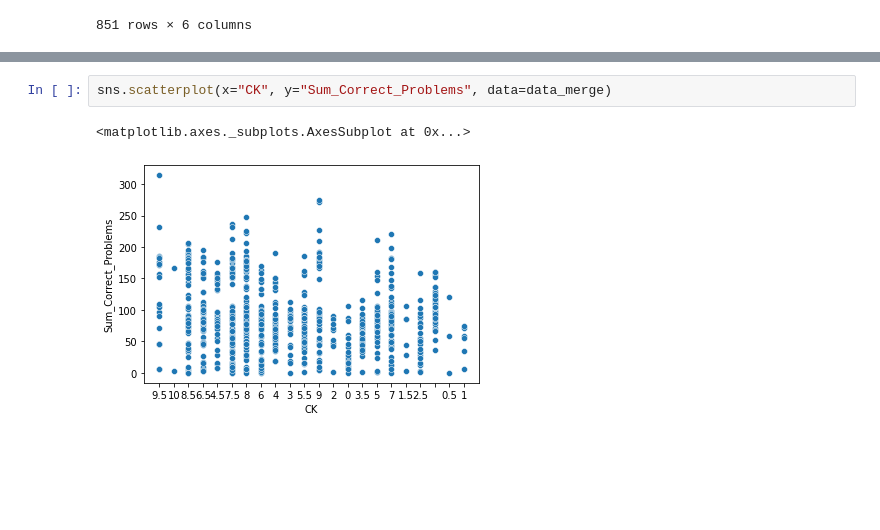
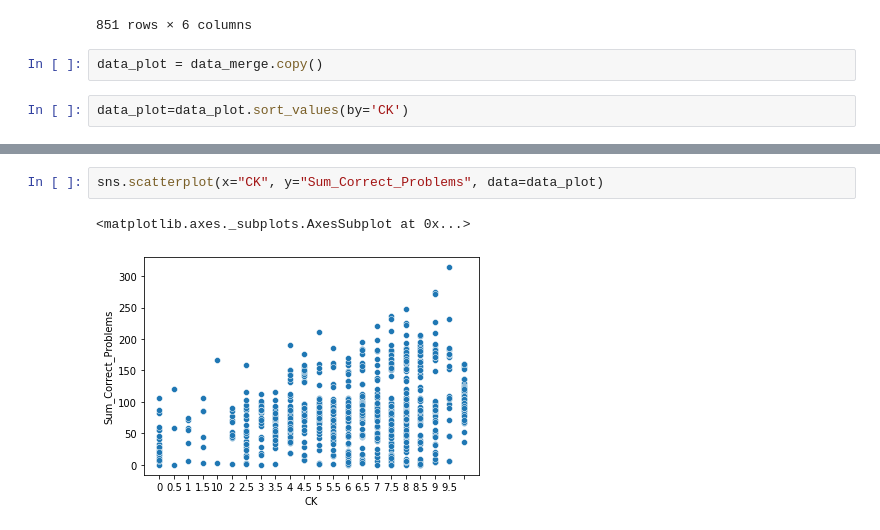
Before and after one commit to PhanTung-06/CS114.L21, a Jupyter notebook: ProcessDataWecode/data_discovery.ipynb, the cells around one changed output, grey strips where cells are left out. Drawn from its saved outputs; the diff is of its cells as text; blank space fills up the shorter version.

```diff
--- a/ProcessDataWecode/data_discovery.ipynb
+++ b/ProcessDataWecode/data_discovery.ipynb
@@ -262,4 +262,8 @@ data_merge
 | 1153 | 1862 | 6.0 | 12.0 | 40000.0 | 4.0 | 7.5 |
 | 1155 | 1865 | 17.0 | 99.0 | 116428.0 | 10.0 | 7.5 |
 851 rows × 6 columns
+# %%
+data_plot = data_merge.copy()
+# %%
+data_plot=data_plot.sort_values(by='CK')
 # %%
@@ -280,5 +284,5 @@ sns.scatterplot(x="CK", y="Sum_Last_Score", data=data_merge)
 # %%
-sns.scatterplot(x="CK", y="Sum_Correct_Problems", data=data_merge)
+sns.scatterplot(x="CK", y="Sum_Correct_Problems", data=data_plot)
 # %% [output]
 <matplotlib.axes._subplots.AxesSubplot at 0x...>
-[figure, old version]
+[figure, new version]
```
Also changed, not shown: parts of 3 cells of this notebook.
